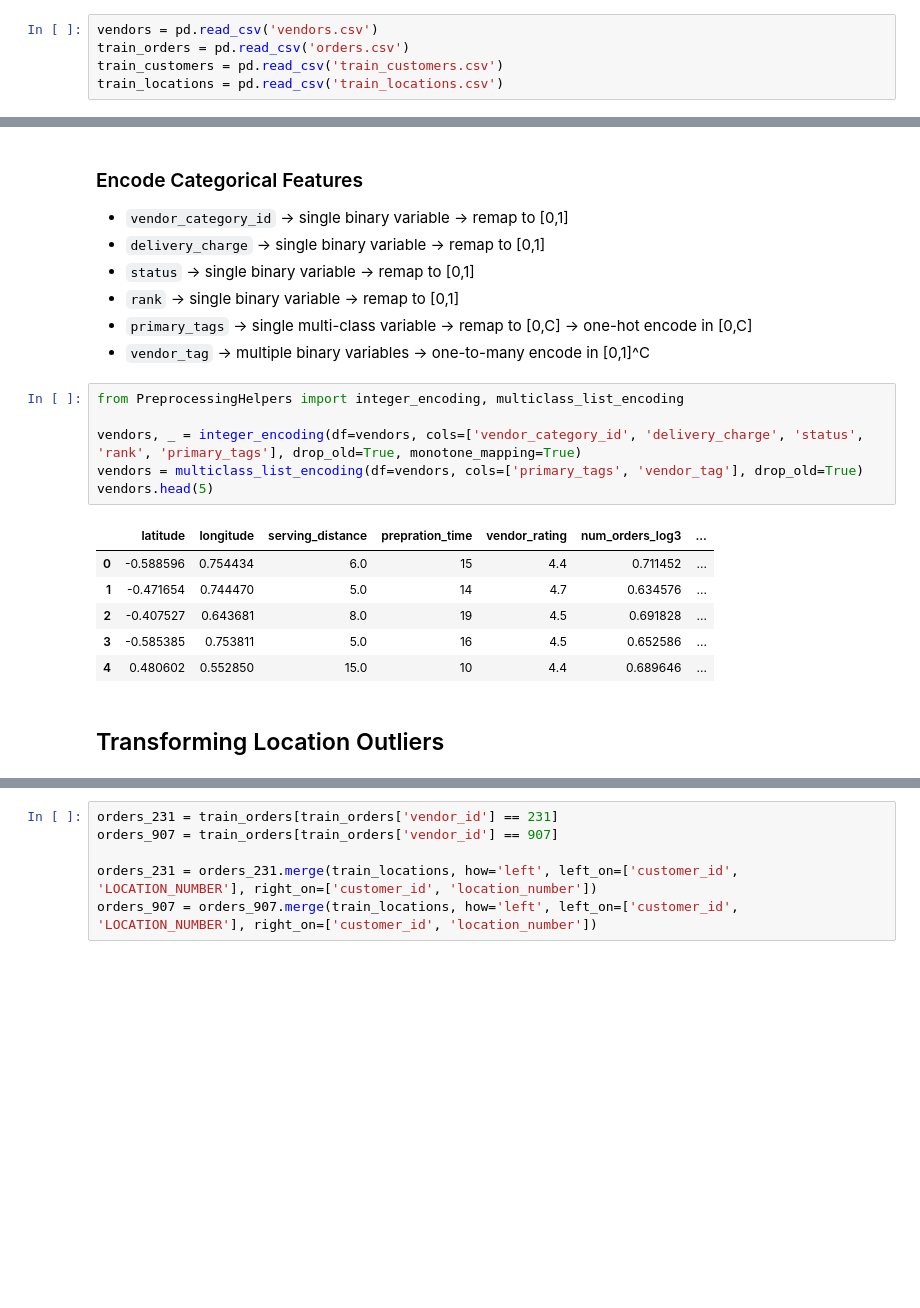
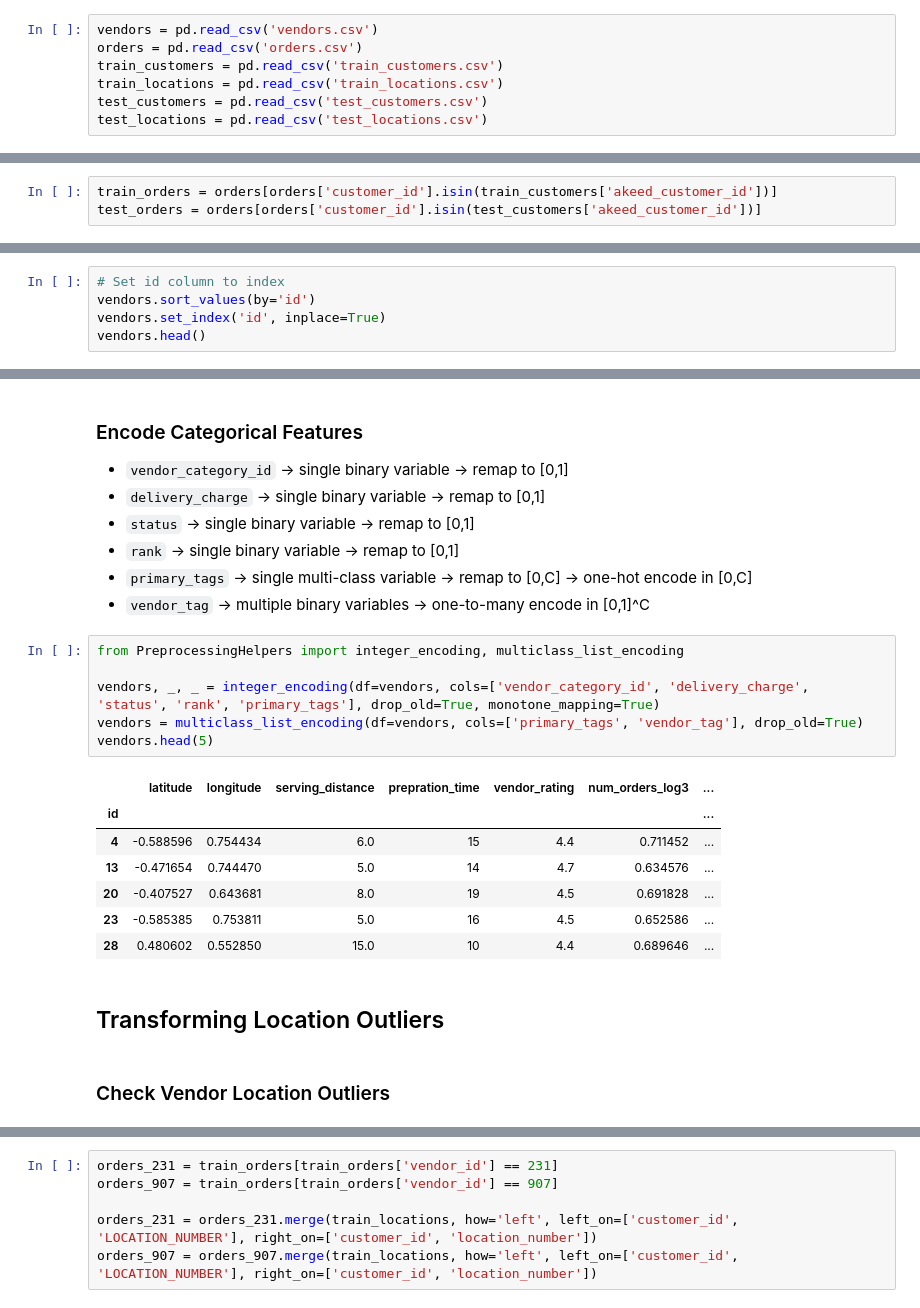
Before and after one commit to functorial/RestaurantRecommender, a Jupyter notebook: notebook.ipynb, the cells around one changed output, grey strips where cells are left out. Saved outputs shown, nothing was run; the diff lists cells and outputs as text; blank space fills up the shorter version.

```diff
--- a/notebook.ipynb
+++ b/notebook.ipynb
@@ -19,9 +19,11 @@ pd.set_option('display.max_columns', None)
 pd.set_option('display.max_rows', None)
 # %%
 vendors = pd.read_csv('vendors.csv')
-train_orders = pd.read_csv('orders.csv')
+orders = pd.read_csv('orders.csv')
 train_customers = pd.read_csv('train_customers.csv')
 train_locations = pd.read_csv('train_locations.csv')
+test_customers = pd.read_csv('test_customers.csv')
+test_locations = pd.read_csv('test_locations.csv')
 # %% [markdown]
 # Exploration
 # %% [markdown]
@@ -29,3 +47,6 @@ train_locations = pd.read_csv('train_locations.csv')
+# %%
+train_orders = orders[orders['customer_id'].isin(train_customers['akeed_customer_id'])]
+test_orders = orders[orders['customer_id'].isin(test_customers['akeed_customer_id'])]
 # %%
 train_orders.head(5)
 # %% [output]
@@ -234,3 +246,8 @@ vendors.head(5)
 | 2 | 20 | 118616.0 | -0.407527 | 0.643681 | Restaurants | 2.0 | ... |
 | 3 | 23 | 118619.0 | -0.585385 | 0.753811 | Restaurants | 2.0 | ... |
 | 4 | 28 | 118624.0 | 0.480602 | 0.552850 | Restaurants | 2.0 | ... |
+# %%
+# Set id column to index
+vendors.sort_values(by='id')
+vendors.set_index('id', inplace=True)
+vendors.head()
@@ -530,18 +558,21 @@ dtype: int64
 # %%
 from PreprocessingHelpers import integer_encoding, multiclass_list_encoding
 
-vendors, _ = integer_encoding(df=vendors, cols=['vendor_category_id', 'delivery_charge', 'status', 'rank', 'primary_tags'], drop_old=True, monotone_mapping=True)
+vendors, _, _ = integer_encoding(df=vendors, cols=['vendor_category_id', 'delivery_charge', 'status', 'rank', 'primary_tags'], drop_old=True, monotone_mapping=True)
 vendors = multiclass_list_encoding(df=vendors, cols=['primary_tags', 'vendor_tag'], drop_old=True)
 vendors.head(5)
 # %% [output]
 |  | latitude | longitude | serving_distance | prepration_time | vendor_rating | num_orders_log3 | ... |
-| 0 | -0.588596 | 0.754434 | 6.0 | 15 | 4.4 | 0.711452 | ... |
-| 1 | -0.471654 | 0.744470 | 5.0 | 14 | 4.7 | 0.634576 | ... |
-| 2 | -0.407527 | 0.643681 | 8.0 | 19 | 4.5 | 0.691828 | ... |
-| 3 | -0.585385 | 0.753811 | 5.0 | 16 | 4.5 | 0.652586 | ... |
-| 4 | 0.480602 | 0.552850 | 15.0 | 10 | 4.4 | 0.689646 | ... |
+| id |  |  |  |  |  |  | ... |
+| 4 | -0.588596 | 0.754434 | 6.0 | 15 | 4.4 | 0.711452 | ... |
+| 13 | -0.471654 | 0.744470 | 5.0 | 14 | 4.7 | 0.634576 | ... |
+| 20 | -0.407527 | 0.643681 | 8.0 | 19 | 4.5 | 0.691828 | ... |
+| 23 | -0.585385 | 0.753811 | 5.0 | 16 | 4.5 | 0.652586 | ... |
+| 28 | 0.480602 | 0.552850 | 15.0 | 10 | 4.4 | 0.689646 | ... |
 # %% [markdown]
 ## Transforming Location Outliers
+# %% [markdown]
+### Check Vendor Location Outliers
 # %%
 # Examine the location outliers
 
```
Also changed, not shown: parts of 37 cells of this notebook, 2 other files.
